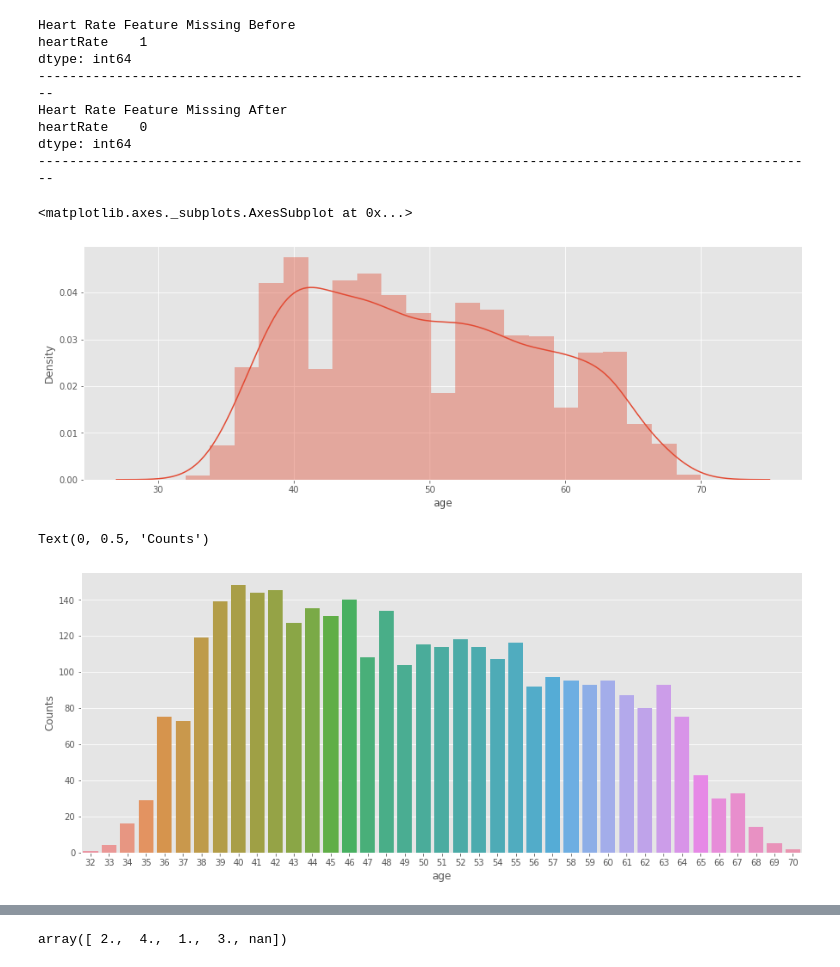
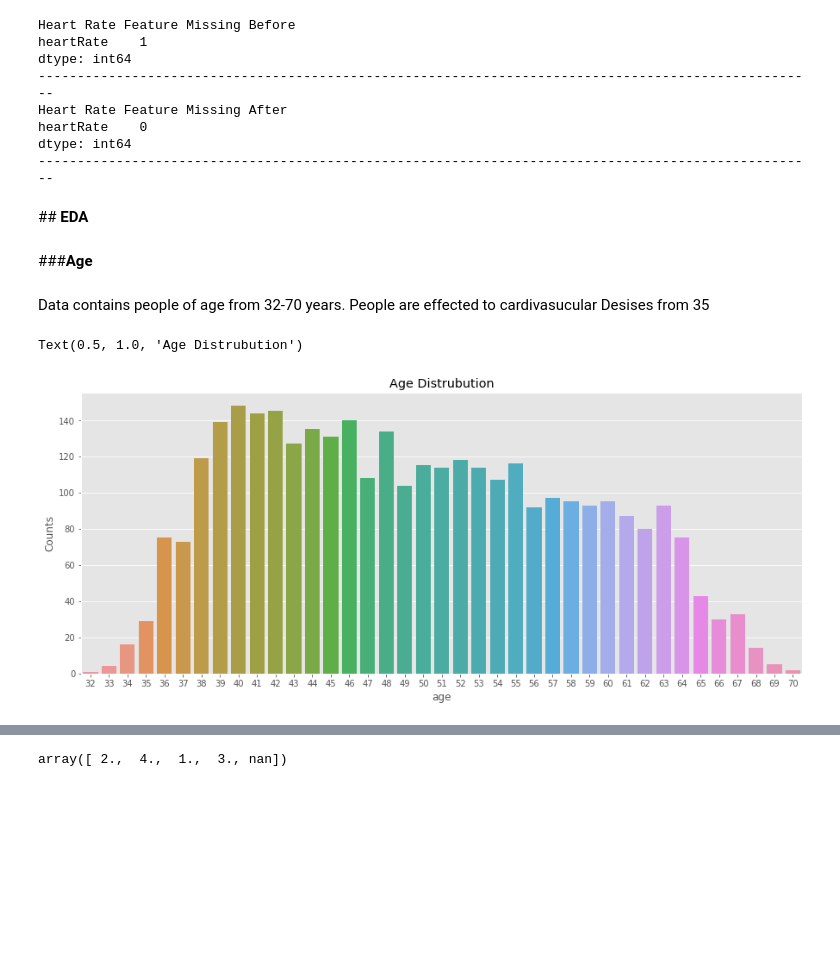
Before and after one commit to rugadamanikanta/Cardiovascular-Risk-Prediction, a Jupyter notebook: Cardiovascular_Risk_Prediction.ipynb, the cells around one changed output, grey strips where cells are left out. Drawn from its saved outputs; the diff is of its cells as text; code cells hidden in the pictures; blank space fills up the shorter version.

```diff
--- a/Cardiovascular_Risk_Prediction.ipynb
+++ b/Cardiovascular_Risk_Prediction.ipynb
@@ -421,16 +423,18 @@ Heart Rate Feature Missing After
 heartRate    0
 dtype: int64
 ----------------------------------------------------------------------------------------------------
-# %%
-sns.distplot(df_copy.age)
-# %% [output]
-<matplotlib.axes._subplots.AxesSubplot at 0x...>
-[figure, removed]
+# %% [markdown]
+##<b> EDA
+# %% [markdown]
+###**Age**
+# %% [markdown]
+Data contains people of age from 32-70 years. People are effected to cardivasucular Desises from 35
 # %%
 fig, ax = plt.subplots(figsize=(15,6))
 age_dis=pd.DataFrame(df.groupby(['age'])['id'].count())
 sns.barplot(x=age_dis.index,y=age_dis['id'])
 plt.ylabel('Counts')
+plt.title('Age Distrubution')
 # %% [output]
-Text(0, 0.5, 'Counts')
+Text(0.5, 1.0, 'Age Distrubution')
-[figure, old version]
+[figure, new version]
```
Also changed, not shown: parts of 137 cells of this notebook.
